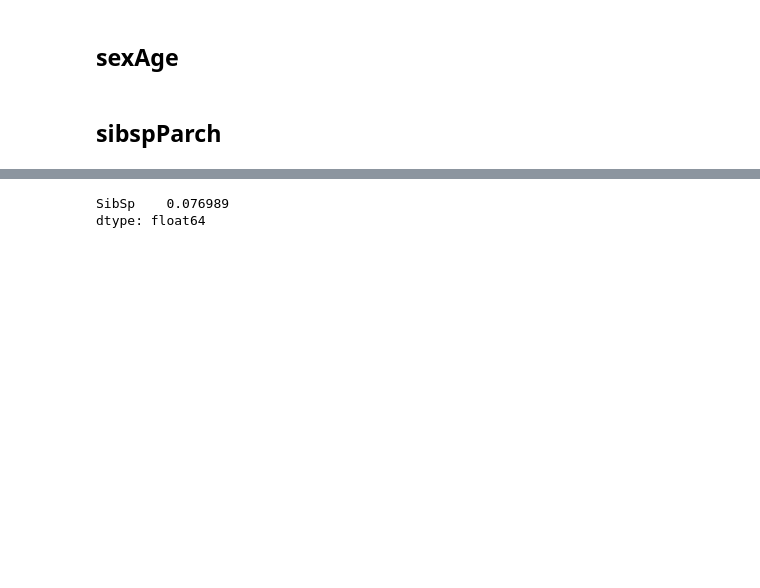
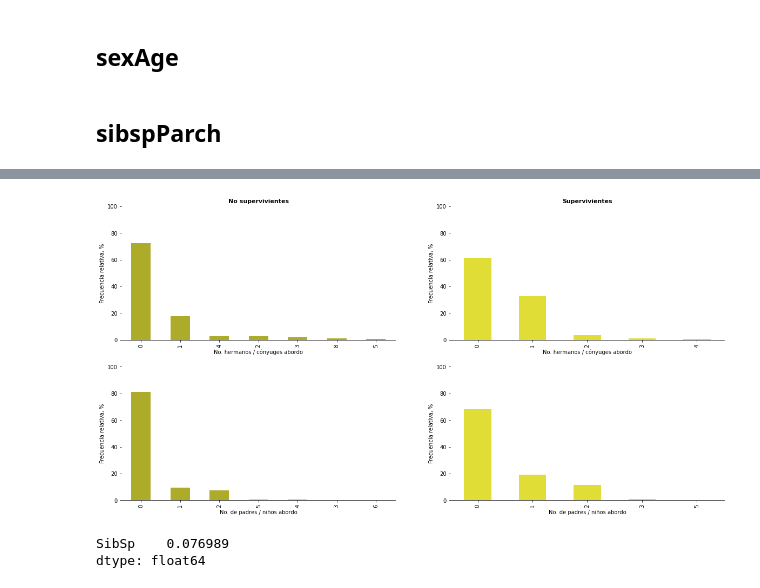
Before and after one commit to juancn95/saturdaysAI_titanic_challenge, a Jupyter notebook: SaturdaysAI_titanic_challenge.ipynb, the cells around one changed output, grey strips where cells are left out. Drawn from its saved outputs; the diff is of its cells as text; code cells hidden in the pictures; blank space fills up the shorter version.

```diff
--- a/SaturdaysAI_titanic_challenge.ipynb
+++ b/SaturdaysAI_titanic_challenge.ipynb
@@ -97,6 +97,10 @@ df.head(5)
 | 2 | 3 | 1 | 3 | Heikkinen, Miss. Laina | female | 26.0 | 0 | 0 | STON/O2. 3101282 | 7.9250 | ... |
 | 3 | 4 | 1 | 1 | Futrelle, Mrs. Jacques Heath (Lil... | female | 35.0 | 1 | 0 | 113803 | 53.1000 | ... |
 | 4 | 5 | 0 | 3 | Allen, Mr. William Henry | male | 35.0 | 0 | 0 | 373450 | 8.0500 | ... |
+# %%
+title = {'fontsize': 11, 'weight': 'bold'}
+labels = {'fontsize': 10, 'weight': 'normal'}
+ticks = {'fontsize': 8, 'weight': 'normal'}
 # %% [markdown]
 # **Paquete de trabajo No. 1**
 
@@ -161 +128,80 @@ scipy.stats.skew(x1), scipy.stats.skewtest(x1)[1], x1.median()
+# %%
+# Creamos un objeto de subplots y establecemos la estructura
+
+plt.subplots(2,2, figsize=(20,10))
+
+###################################
+# Variable SibSP: No supervivientes, fila:1 columna:1
+plt.subplot(221)
+
+x0 = df.loc[df['Survived'] == 0, ['SibSp']]
+(100 * x0['SibSp'].value_counts() / len(x0['SibSp']))\
+                .plot(kind = 'bar', color='#ADAB2A')
+
+ax1 = plt.gca()
+ax1.spines['top'].set_visible(False)
+ax1.spines['right'].set_visible(False)
+ax1.spines['left'].set_visible(False)
+
+ax1.set_title('No supervivientes', **title)
+ax1.set_ylabel('Frecuencia relativa, %', **labels)
+ax1.set_xlabel('No. hermanos / cónyuges abordo', **labels)
+ax1.set_ylim(0, 100)
+
+###################################
+# Variable SibSP: Supervivientes, fila:2 columna:1
+plt.subplot(222)
+
+x1 = df.loc[df['Survived'] == 1, ['SibSp']]
+
+(100 * x1['SibSp'].value_counts() / len(x1['SibSp']))\
+                .plot(kind = 'bar', color='#E0DE36')
+
+ax2 = plt.gca()
+ax2.spines['top'].set_visible(False)
+ax2.spines['right'].set_visible(False)
+ax2.spines['left'].set_visible(False)
+ax2.set_title('Supervivientes', **title)
+ax2.set_ylabel('Frecuencia relativa, %', **labels)
+ax2.set_xlabel('No. hermanos / cónyuges abordo', **labels)
+ax2.set_ylim(0, 100)
+
+###################################
+# Variable SibSP: Supervivientes, fila:1 columna:2
+plt.subplot(223)
+
+y0 = df.loc[df['Survived'] == 0, ['Parch']]
+
+(100 * y0['Parch'].value_counts() / len(y0['Parch']))\
+                .plot(kind = 'bar', color='#ADAB2A')
+
+ax3 = plt.gca()
+ax3.spines['top'].set_visible(False)
+ax3.spines['right'].set_visible(False)
+ax3.spines['left'].set_visible(False)
+ax3.set_ylabel('Frecuencia relativa, %', **labels)
+ax3.set_xlabel('No. de padres / niños abordo', **labels)
+ax3.set_ylim(0, 100)
+
+
+###################################
+# Variable SibSP: Supervivientes, fila:2 columna:2
+plt.subplot(224)
+
+y1 = df.loc[df['Survived'] == 1, ['Parch']]
+(100 * y1['Parch'].value_counts() / len(y1['Parch']))\
+                .plot(kind = 'bar', color='#E0DE36')
+
+ax4 = plt.gca()
+ax4.spines['top'].set_visible(False)
+ax4.spines['right'].set_visible(False)
+ax4.spines['left'].set_visible(False)
+ax4.set_ylabel('Frecuencia relativa, %', **labels)
+ax4.set_xlabel('No. de padres / niños abordo', **labels)
+ax4.set_ylim(0, 100)
+
+
+plt.show()
+# %% [output]
+[figure, added]
 # %%
```
Also changed, not shown: parts of 9 cells of this notebook.
